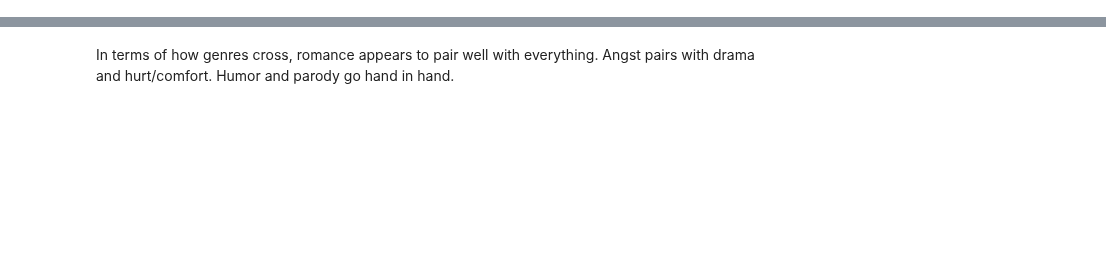
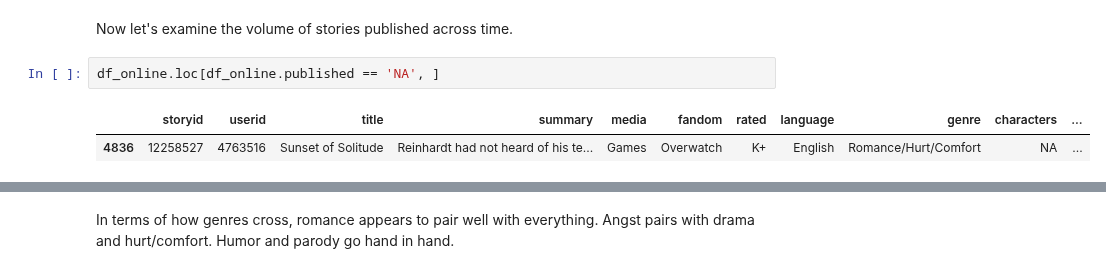
Before and after one commit to lily-tian/fanfictionstatistics, a Jupyter notebook: story_analysis.ipynb, the cells around one changed output, grey strips where cells are left out. Saved outputs shown, nothing was run; the diff lists cells and outputs as text; blank space fills up the shorter version.

```diff
--- a/story_analysis.ipynb
+++ b/story_analysis.ipynb
@@ -84,0 +62,7 @@ plt.show()
+# %% [markdown]
+Now let's examine the volume of stories published across time.
+# %%
+df_online.loc[df_online.published == 'NA', ]
+# %% [output]
+|  | storyid | userid | title | summary | media | fandom | rated | language | genre | characters | ... |
+| 4836 | 12258527 | 4763516 | Sunset of Solitude | Reinhardt had not heard of his te... | Games | Overwatch | K+ | English | Romance/Hurt/Comfort | NA | ... |
```
Also changed, not shown: parts of 37 cells of this notebook, 6 other files.
